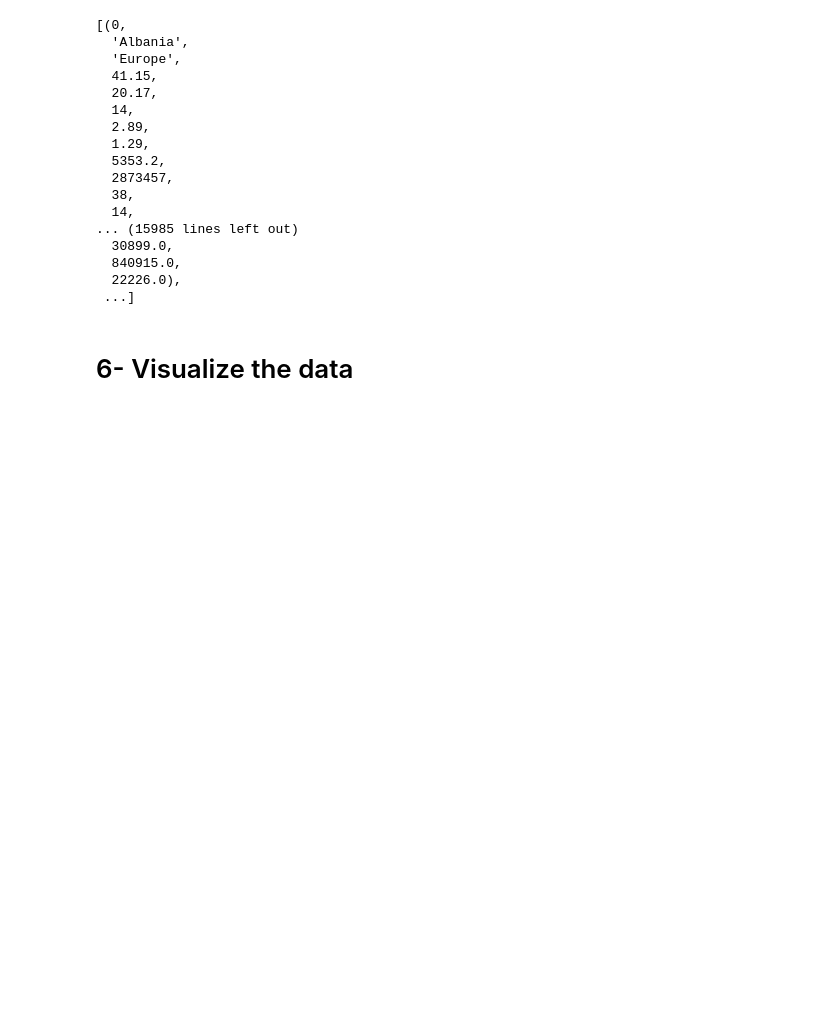
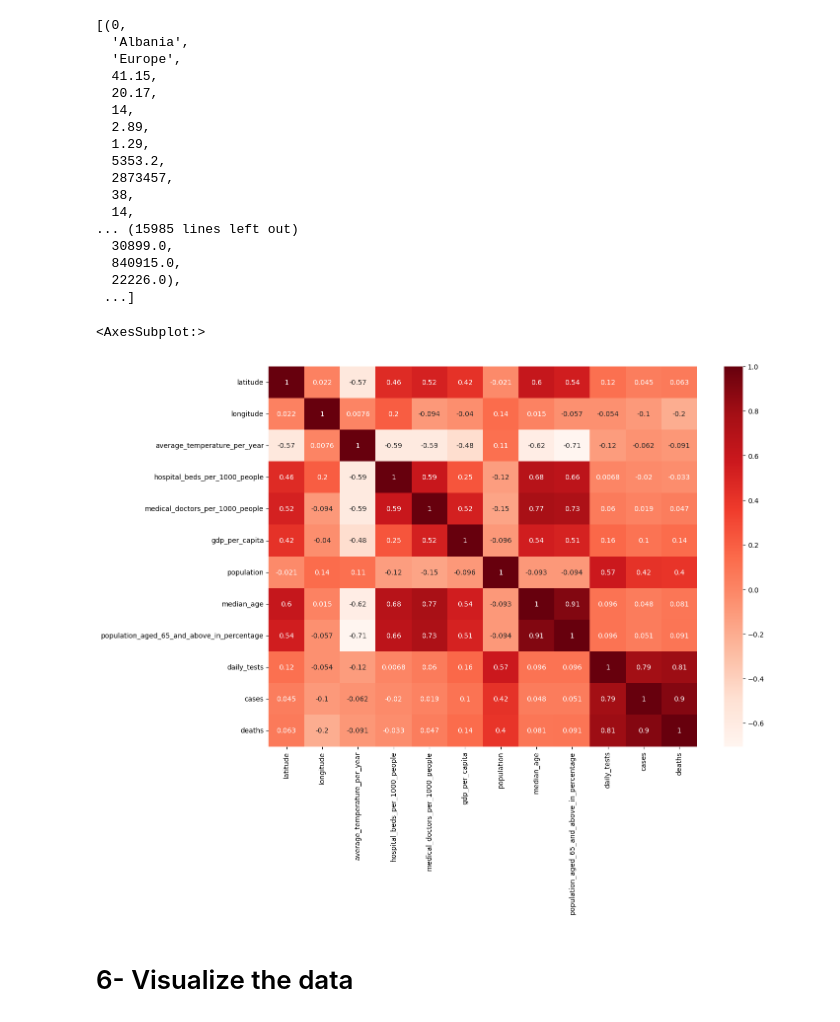
Before and after one commit to roberthobblebottom/COVID19-Algeria-and-World-Dataset, a Jupyter notebook: covid-19-data-analysis-algeria-and-the-world - Ng Guangren, Ryan.ipynb, the cells around one changed output. Cells and saved outputs as stored; diff of their text form; code cells hidden in the pictures; blank space fills up the shorter version.

Commit message:
heatmap visualisation

```diff
--- a/covid-19-data-analysis-algeria-and-the-world - Ng Guangren, Ryan.ipynb
+++ b/covid-19-data-analysis-algeria-and-the-world - Ng Guangren, Ryan.ipynb
@@ -235,6 +220,17 @@ t
   840915.0,
   22226.0),
  ...]
+# %%
+t =cur.execute('''SELECT
+latitude,longitude,average_temperature_per_year,hospital_beds_per_1000_people,medical_doctors_per_1000_people,gdp_per_capita,population,median_age,population_aged_65_and_above_in_percentage,daily_tests,cases,deaths
+FROM covid19_country_data''')
+
+df = pd.DataFrame(t.fetchall(),columns= ["latitude","longitude","average_temperature_per_year","hospital_beds_per_1000_people","medical_doctors_per_1000_people","gdp_per_capita","population","median_age","population_aged_65_and_above_in_percentage","daily_tests","cases","deaths" ])
+plt.figure(figsize=(14,10))
+sns.heatmap(df.corr(),annot=True,cmap=plt.cm.Reds)
+# %% [output]
+<AxesSubplot:>
+[figure, added]
 # %% [markdown]
 # 6- Visualize the data
 # %% [markdown]
```
Also changed, not shown: parts of 3 cells of this notebook.
